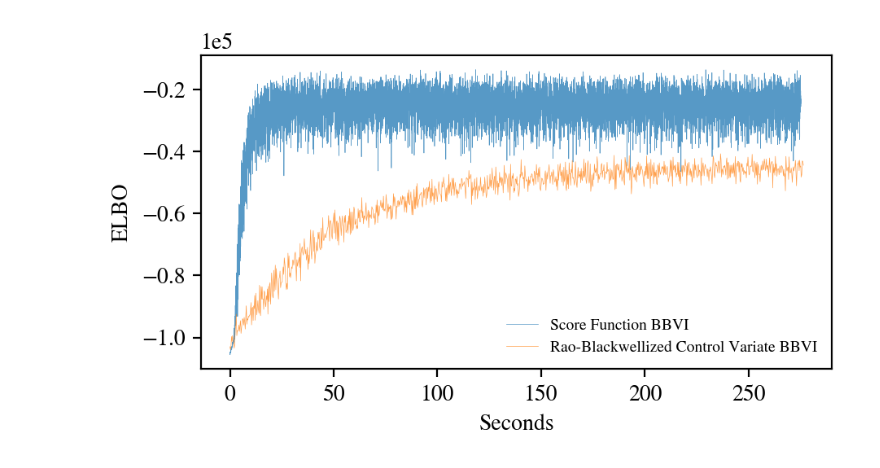
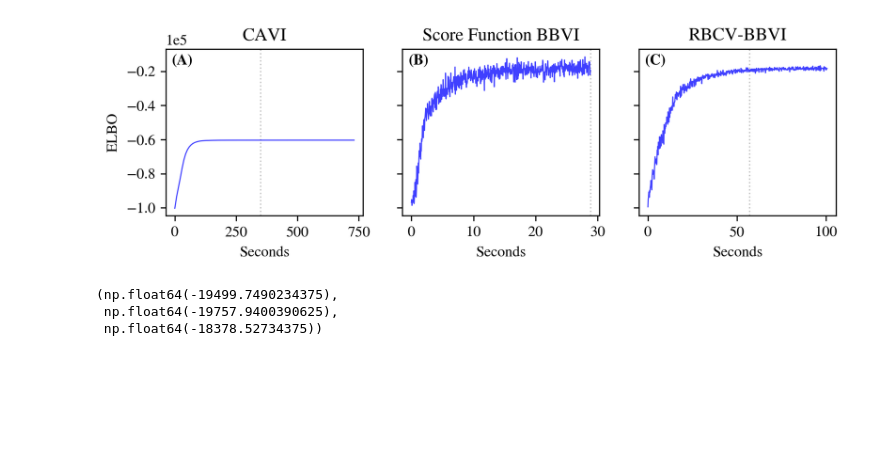
Before and after one commit to dasaeed/HT, a Jupyter notebook: LDA/plots.ipynb, the cells around one changed output. Drawn from its saved outputs; the diff is of its cells as text; code cells hidden in the pictures; blank space fills up the shorter version.

```diff
--- a/LDA/plots.ipynb
+++ b/LDA/plots.ipynb
@@ -28,19 +17,40 @@ axes.set_ylim(-48000)
 # %%
-rbcv_bbvi_df = pd.read_csv("rbcv_bbvi_dataset.csv")
-rbcv_bbvi_elbo = rbcv_bbvi_df["elbo"].to_numpy()[0:1088]
-rbcv_bbvi_times = rbcv_bbvi_df["time_steps"].to_numpy()[0:1088]
-
-bbvi_df = pd.read_csv("vanilla_bbvi_dataset.csv")
-bbvi_elbo = bbvi_df["elbo"].to_numpy()[100:10000]
-bbvi_times = bbvi_df["time_steps"].to_numpy()[100:10000]
+bbvi_df = pd.read_csv("test3.csv")
+bbvi_elbo = bbvi_df["elbo"].to_numpy()[100:]
+bbvi_times = bbvi_df["time_steps"].to_numpy()[100:]
 bbvi_times = bbvi_times - np.min(bbvi_times)
 
-fig, axes = plt.subplots(figsize=(5, 2.5), dpi=200)
-axes.plot(bbvi_times, bbvi_elbo, lw=0.25, alpha=0.75, label="Score Function BBVI")
-axes.plot(rbcv_bbvi_times, rbcv_bbvi_elbo, lw=0.25, alpha=0.75, label="Rao-Blackwellized Control Variate BBVI")
-axes.set_xlabel("Seconds")
-axes.set_ylabel("ELBO")
-axes.ticklabel_format(style="sci", axis="y", scilimits=(0, 0))
-axes.legend(loc="lower right", fontsize=7, framealpha=0);
+rbcv_bbvi_df = pd.read_csv("test2.csv")
+rbcv_bbvi_elbo = rbcv_bbvi_df["elbo"].to_numpy()[:-100] + 6000
+rbcv_bbvi_times = rbcv_bbvi_df["time_steps"].to_numpy()[:-100]
+
+cavi_df = pd.read_csv("cav.csv")
+cavi_elbo = cavi_df["elbo"].to_numpy() + 7000
+cavi_times = cavi_df["time_steps"].to_numpy()
+
+fig, axes = plt.subplots(1, 3, figsize=(8, 2), sharey=True, dpi=300)
+for ax in axes.flatten():
+    ax.set_xlabel("Seconds")
+    ax.ticklabel_format(style="sci", axis="y", scilimits=(0, 0))
+axes[0].axvline(350, c="gray", ls="dotted", alpha=0.5, lw=0.9)
+axes[1].axvline(np.max(bbvi_times), c="gray", ls="dotted", alpha=0.5, lw=0.9)
+axes[2].axvline(57, c="gray", ls="dotted", alpha=0.5, lw=0.9)
+axes[0].plot(cavi_times, cavi_elbo, lw=0.75, alpha=0.75, c="blue", label="CAVI")
+axes[1].plot(bbvi_times, bbvi_elbo, lw=0.75, alpha=0.75, c="blue", label="Score Function BBVI")
+axes[2].plot(rbcv_bbvi_times, rbcv_bbvi_elbo, c="blue", lw=0.75, alpha=0.75, label="Rao-Blackwellized Control Variate BBVI")
+axes[0].set_ylabel("ELBO")
+axes[0].set_title("CAVI")
+axes[1].set_title("Score Function BBVI")
+axes[2].set_title("RBCV-BBVI")
+axes[0].text(0.03, 0.97, "(A)", ha="left", va="top", transform=axes[0].transAxes, weight="bold")
+axes[1].text(0.03, 0.97, "(B)", ha="left", va="top", transform=axes[1].transAxes, weight="bold")
+axes[2].text(0.03, 0.97, "(C)", ha="left", va="top", transform=axes[2].transAxes, weight="bold")
+plt.savefig("vi_algs_elbo.pdf", bbox_inches="tight");
 # %% [output]
-[figure, old version]
+[figure, new version]
+# %%
+bbvi_elbo[-1], bbvi_elbo[-2], rbcv_bbvi_elbo[-1]
+# %% [output]
+(np.float64(-19499.7490234375),
+ np.float64(-19757.9400390625),
+ np.float64(-18378.52734375))
```
Also changed, not shown: parts of 1 cell of this notebook, 8 other files.
